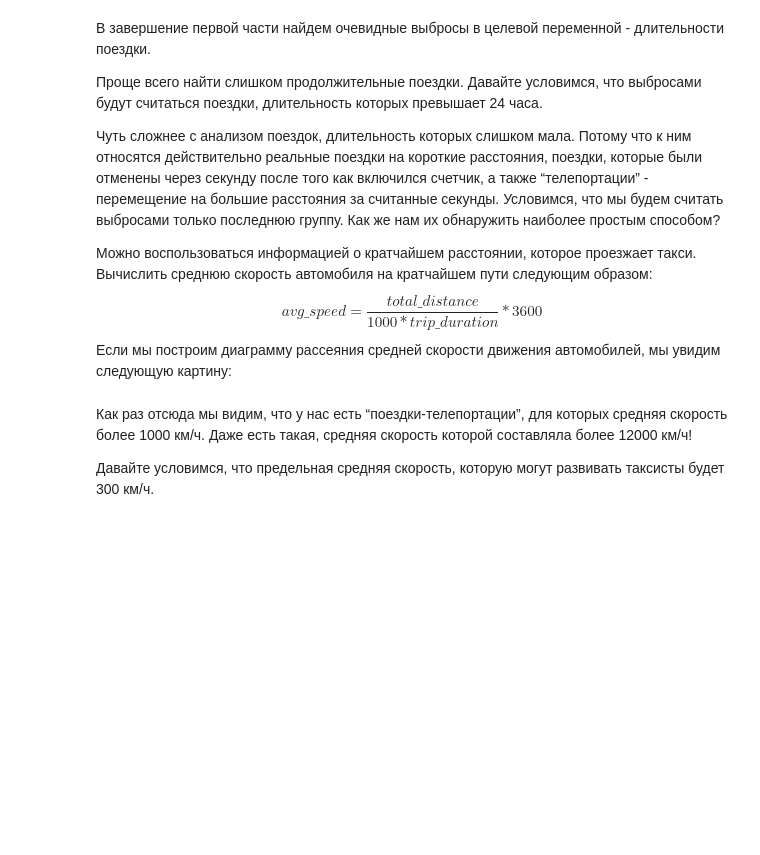
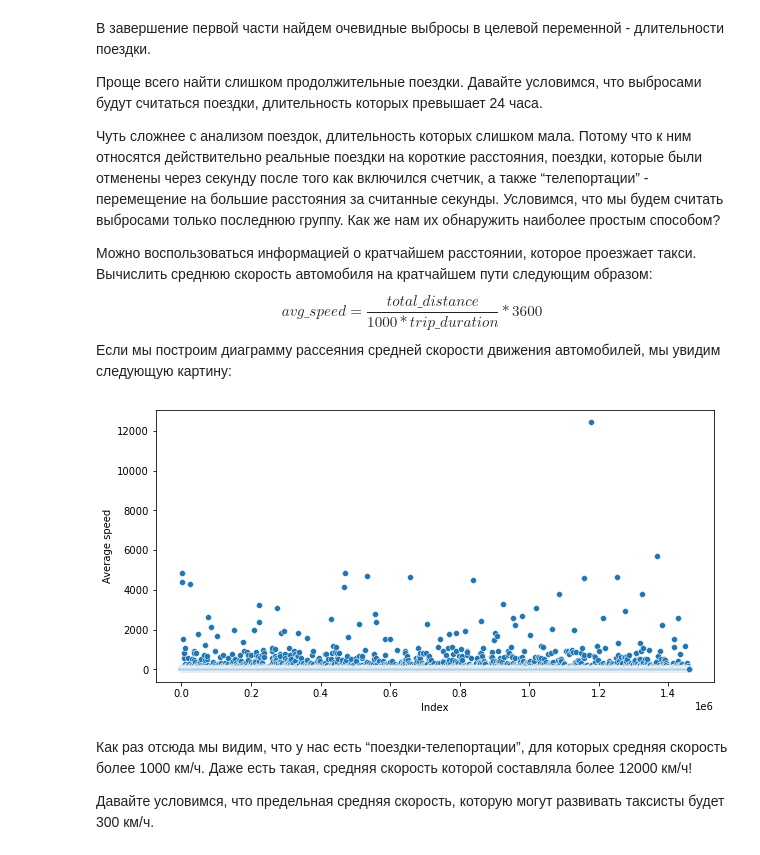
Before and after one commit to VladislavShumskiy/Projects, a Jupyter notebook: project_5/Project-5._Ноутбук-шаблон.ipynb, the cells around one changed output. Cells and saved outputs as stored; diff of their text form; code cells hidden in the pictures; blank space fills up the shorter version.

```diff
--- a/project_5/Project-5._Ноутбук-шаблон.ipynb
+++ b/project_5/Project-5._Ноутбук-шаблон.ipynb
@@ -365,5 +381,8 @@ kmeans.fit(coords)
 б) Сколько процентов от общего количества наблюдений в таблице с данными о поездках занимают пропуски в столбцах с погодными условиями? Ответ приведите с точностью до сотых процента.
 # %%
 weather_data = pd.read_csv('data/weather_data.csv')
-
-# ваш код здесь
+weather_data['date']=pd.to_datetime(weather_data['date'])
+# %%
+df['pickup_date'] = pd.to_datetime(df['pickup_date'])
+df = df.merge(weather_data[['date', 'hour', 'temperature', 'visibility', 'wind speed', 'precip', 'events']], how = 'left', left_on = ['pickup_date', 'pickup_hour'], right_on = ['date', 'hour'])
+df = df.drop(columns = ['date', 'hour'])
@@ -381,0 +425,11 @@ weather_data = pd.read_csv('data/weather_data.csv')
+# %%
+columns_to_fill = ['temperature', 'visibility', 'wind speed', 'precip']
+# %%
+for col in columns_to_fill:
+    df[col] = df[col].fillna(
+    df.groupby('pickup_date')[col].transform('median')
+    )
+df['events'] = df['events'].fillna('None')
+df['total_distance'] = df['total_distance'].fillna(df['total_distance'].median())
+df['total_travel_time'] = df['total_travel_time'].fillna(df['total_travel_time'].median())
+df['number_of_steps'] = df['number_of_steps'].fillna(df['number_of_steps'].median())
@@ -391,11 +449,13 @@ weather_data = pd.read_csv('data/weather_data.csv')
 $$avg\_speed= \frac{total\_distance}{1000*trip\_duration}*3600$$
 Если мы построим диаграмму рассеяния средней скорости движения автомобилей, мы увидим следующую картину:
 # %%
-avg_speed = taxi_data['total_distance'] / taxi_data['trip_duration'] * 3.6
+avg_speed = df['total_distance'] / df['trip_duration'] * 3.6
 fig, ax = plt.subplots(figsize=(10, 5))
 sns.scatterplot(x=avg_speed.index, y=avg_speed, ax=ax)
 ax.set_xlabel('Index')
 ax.set_ylabel('Average speed');
+# %% [output]
+[figure, added]
 # %% [markdown]
 Как раз отсюда мы видим, что у нас есть “поездки-телепортации”, для которых средняя скорость более 1000 км/ч. Даже есть такая, средняя скорость которой составляла более 12000 км/ч!
 
```
Also changed, not shown: parts of 30 cells of this notebook, 2 other files.
